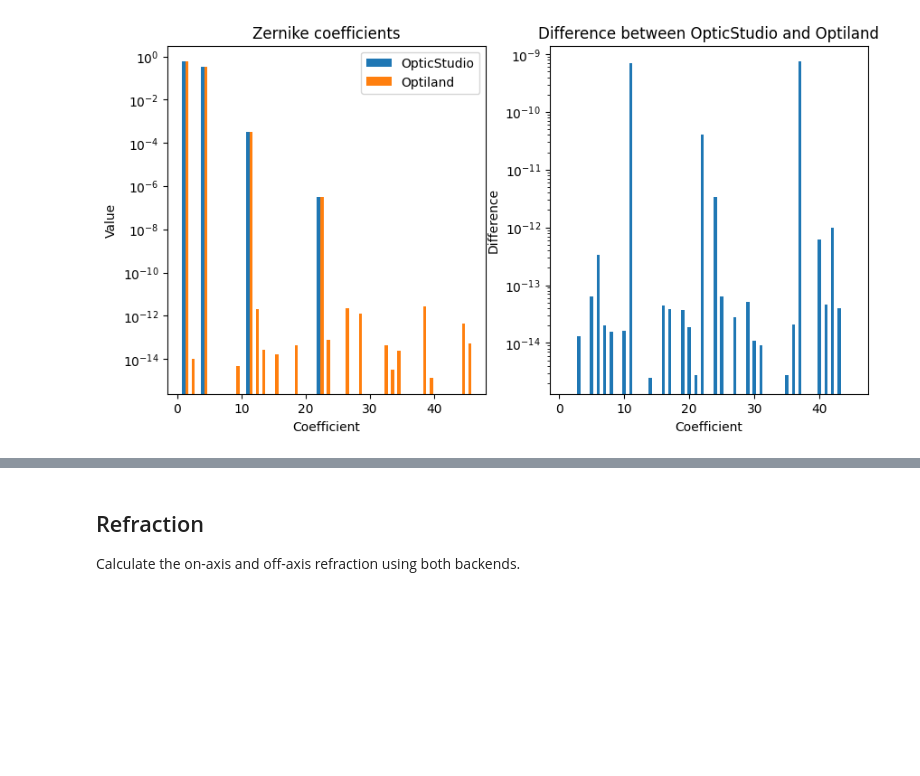
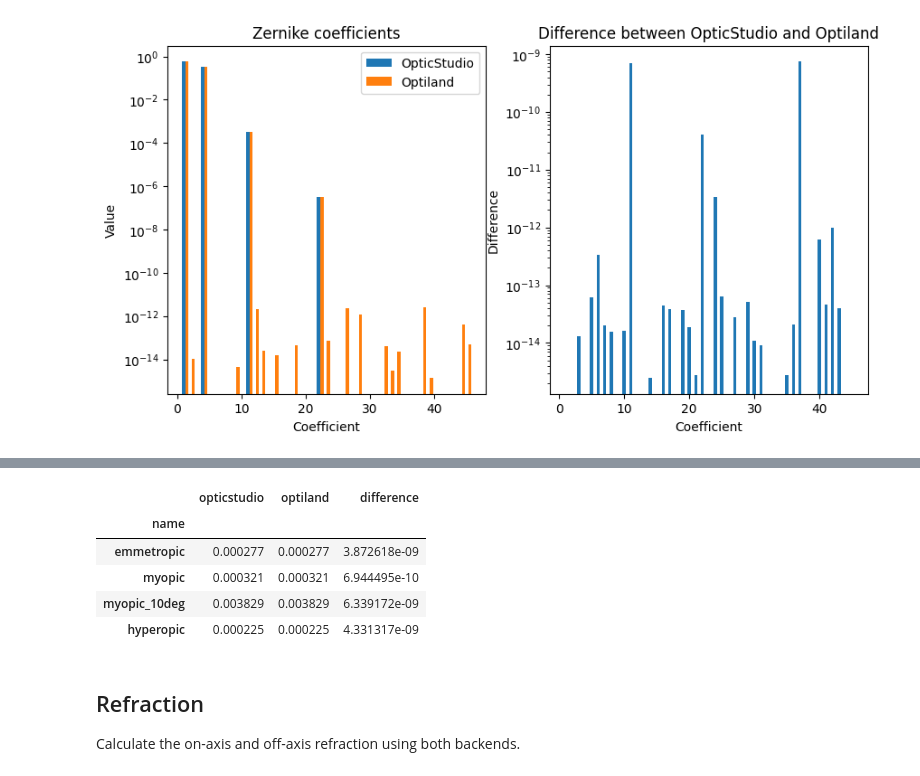
Before and after one commit to MREYE-LUMC/visisipy, a Jupyter notebook: docs/examples/Backend comparison/backend_comparison.ipynb, the cells around one changed output, grey strips where cells are left out. Saved outputs shown, nothing was run; the diff lists cells and outputs as text; code cells hidden in the pictures; blank space fills up the shorter version.

```diff
--- a/docs/examples/Backend comparison/backend_comparison.ipynb
+++ b/docs/examples/Backend comparison/backend_comparison.ipynb
@@ -283,3 +314,63 @@ compare_zernike_coefficients(zernike_myopic_opticstudio, zernike_myopic_optiland
+# %%
+rms_hoa_parameters = {
+    "emmetropic": {
+        "model": model,
+        "field": (0, 0),
+    },
+    "myopic": {
+        "model": model_myopic,
+        "field": (0, 0),
+    },
+    "myopic_10deg": {
+        "model": model_myopic,
+        "field": (0, 10),
+    },
+    "hyperopic": {
+        "model": model_hyperopic,
+        "field": (0, 0),
+    },
+}
+
+rms_hoa_comparison = []
+
+for name, parameters in rms_hoa_parameters.items():
+    rms_hoa_opticstudio = visisipy.analysis.rms_hoa(
+        model=parameters["model"],
+        field_coordinate=parameters["field"],
+        wavelength=0.543,
+        sampling=128,
+        maximum_term=45,
+        field_type="angle",
+        backend=OpticStudioBackend,
+    )
+
+    rms_hoa_optiland = visisipy.analysis.rms_hoa(
+        model=parameters["model"],
+        field_coordinate=parameters["field"],
+        wavelength=0.543,
+        sampling=128,
+        maximum_term=45,
+        field_type="angle",
+        backend=OptilandBackend,
+    )
+
+    rms_hoa_comparison.append(
+        {
+            "name": name,
+            "opticstudio": rms_hoa_opticstudio,
+            "optiland": rms_hoa_optiland,
+            "difference": rms_hoa_opticstudio - rms_hoa_optiland,
+        }
+    )
+
+pd.DataFrame(rms_hoa_comparison).set_index("name")
+# %% [output]
+|  | opticstudio | optiland | difference |
+| name |  |  |  |
+| emmetropic | 0.000277 | 0.000277 | 3.872618e-09 |
+| myopic | 0.000321 | 0.000321 | 6.944495e-10 |
+| myopic_10deg | 0.003829 | 0.003829 | 6.339172e-09 |
+| hyperopic | 0.000225 | 0.000225 | 4.331317e-09 |
 # %% [markdown]
 ## Refraction
 
```
Also changed, not shown: parts of 8 cells of this notebook, 16 other files.
